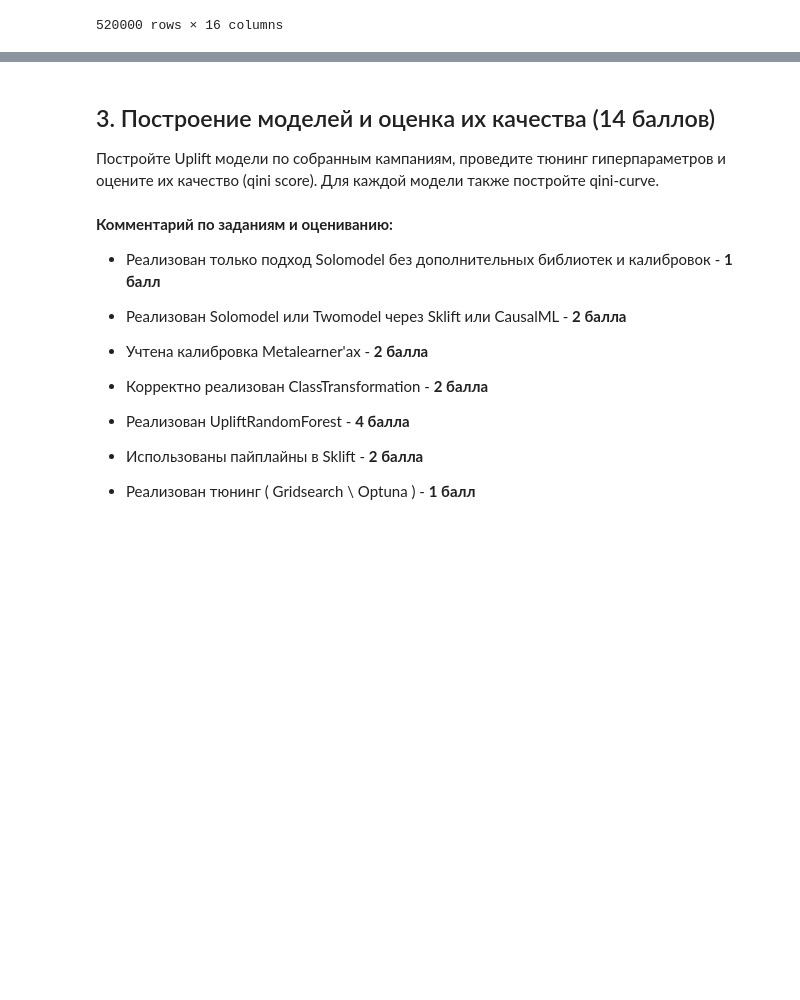
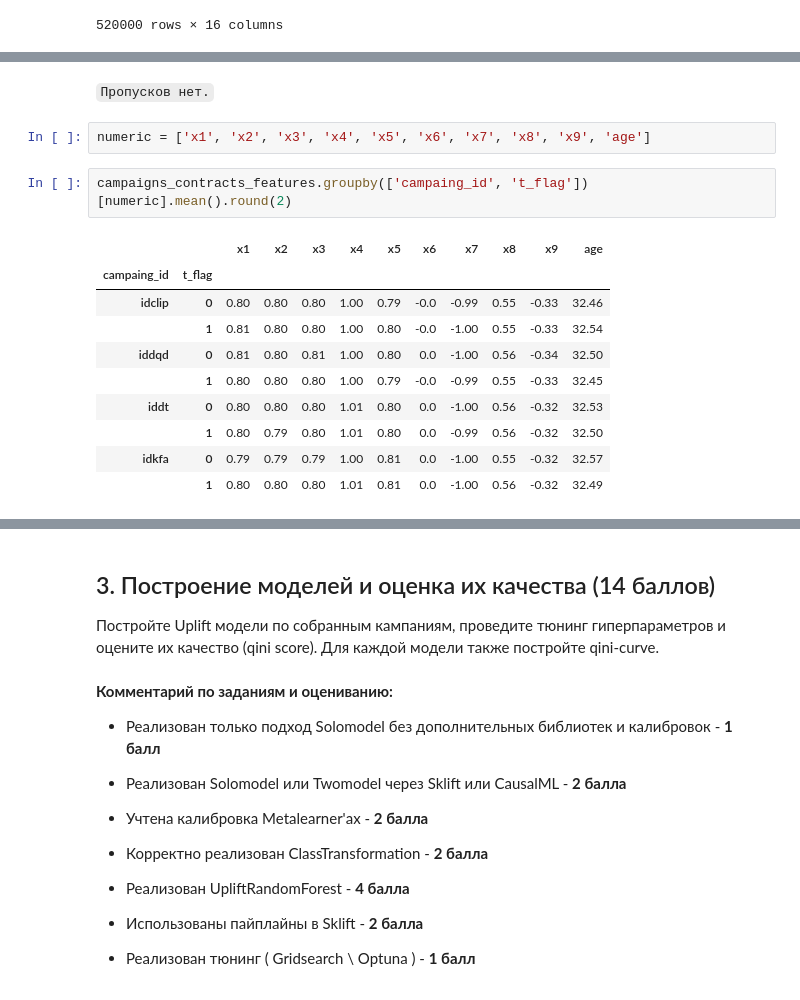
Before and after one commit to vasilyryabtsev/ml-hse-24-25, a Jupyter notebook: HW6_Uplift/AI_HW6_uplift.ipynb, the cells around one changed output, grey strips where cells are left out. Saved outputs shown, nothing was run; the diff lists cells and outputs as text; blank space fills up the shorter version.

```diff
--- a/HW6_Uplift/AI_HW6_uplift.ipynb
+++ b/HW6_Uplift/AI_HW6_uplift.ipynb
@@ -610,0 +629,17 @@ campaigns_contracts_features
+# %% [markdown]
+`Пропусков нет.`
+# %%
+numeric = ['x1', 'x2', 'x3', 'x4', 'x5', 'x6', 'x7', 'x8', 'x9', 'age']
+# %%
+campaigns_contracts_features.groupby(['campaing_id', 't_flag'])[numeric].mean().round(2)
+# %% [output]
+|  |  | x1 | x2 | x3 | x4 | x5 | x6 | x7 | x8 | x9 | age |
+| campaing_id | t_flag |  |  |  |  |  |  |  |  |  |  |
+| idclip | 0 | 0.80 | 0.80 | 0.80 | 1.00 | 0.79 | -0.0 | -0.99 | 0.55 | -0.33 | 32.46 |
+|  | 1 | 0.81 | 0.80 | 0.80 | 1.00 | 0.80 | -0.0 | -1.00 | 0.55 | -0.33 | 32.54 |
+| iddqd | 0 | 0.81 | 0.80 | 0.81 | 1.00 | 0.80 | 0.0 | -1.00 | 0.56 | -0.34 | 32.50 |
+|  | 1 | 0.80 | 0.80 | 0.80 | 1.00 | 0.79 | -0.0 | -0.99 | 0.55 | -0.33 | 32.45 |
+| iddt | 0 | 0.80 | 0.80 | 0.80 | 1.01 | 0.80 | 0.0 | -1.00 | 0.56 | -0.32 | 32.53 |
+|  | 1 | 0.80 | 0.79 | 0.80 | 1.01 | 0.80 | 0.0 | -0.99 | 0.56 | -0.32 | 32.50 |
+| idkfa | 0 | 0.79 | 0.79 | 0.79 | 1.00 | 0.81 | 0.0 | -1.00 | 0.55 | -0.32 | 32.57 |
+|  | 1 | 0.80 | 0.80 | 0.80 | 1.01 | 0.81 | 0.0 | -1.00 | 0.56 | -0.32 | 32.49 |
```
Also changed, not shown: parts of 4 cells of this notebook.
